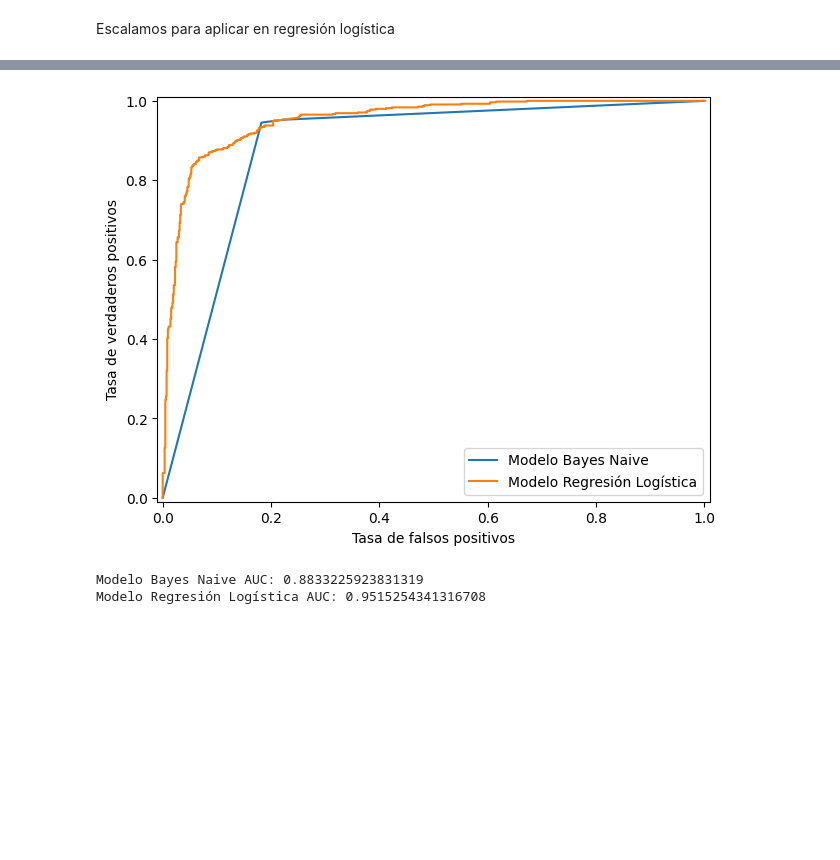
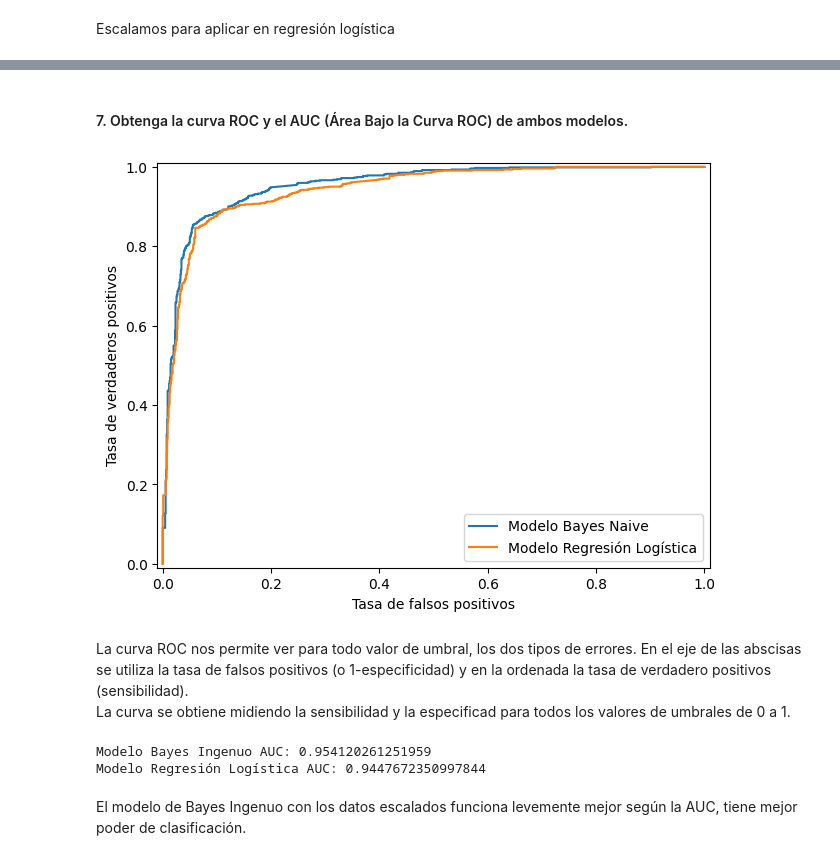
Before and after one commit to FIUBA-CEIA-18Co2024/IIA-TP3, a Jupyter notebook: IIA TP3 Detector SPAM.ipynb, the cells around one changed output, grey strips where cells are left out. Saved outputs shown, nothing was run; the diff lists cells and outputs as text; code cells hidden in the pictures; blank space fills up the shorter version.

Commit message:
Ordenado y todos los puntos cubiertos

```diff
--- a/IIA TP3 Detector SPAM.ipynb
+++ b/IIA TP3 Detector SPAM.ipynb
@@ -127,5 +161,5 @@ random_state = 12345 #Repetitibilidad en el train split
 # %%
-X_train, X_test, y_train, y_test= train_test_split(X, y, test_size = 0.3, random_state=random_state)
+X_train, X_test, y_train, y_test = train_test_split(X, y, test_size=0.4, random_state=random_state)
 # %% [markdown]
 Escalamos para aplicar en regresión logística
 # %%
@@ -182,12 +191,0 @@ ax.set_title("Clasificador Bayes Naive sin escalado");
-# %%
-#Si tomo lo escalado para Bayes
-bayes_naive.fit(X_train_scaled, y_train)
-y_test_pred = bayes_naive.predict(X_test_scaled)
-
-cm = confusion_matrix(y_test, y_test_pred)
-disp = ConfusionMatrixDisplay(confusion_matrix=cm)
-
-fig, ax = plt.subplots(figsize=(6,6))
-ax.grid(False)
-disp.plot(ax=ax)
-ax.set_title("Clasificador Bayes Naive con escalado");
@@ -214,16 +220,12 @@ ax.set_title("Clasificador Regresión Logística con escalado");
 # %%
-bayes_naive.fit(X_train, y_train)
-y_test_pred_nv = bayes_naive.predict(X_test)
-regresion_logistica.fit(X_train_scaled, y_train)
-y_test_pred_rl = regresion_logistica.predict(X_test_scaled)
-
 from sklearn.metrics import precision_score, recall_score
 
-print("Modelo Bayes Naive")
-print(f"Precision: {precision_score(y_test, y_test_pred_nv, zero_division=0)}")
-print(f"Recuperación: {recall_score(y_test, y_test_pred_nv, zero_division=0)}")
+print("------------------------------")
+print("Modelo Bayes Ingenuo")
+print(f"Precision: {precision_score(y_test, y_test_pred_bn, zero_division=0, pos_label=1)}")
+print(f"Recuperación: {recall_score(y_test, y_test_pred_bn, zero_division=0, pos_label=1)}")
 print("------------------------------")
 print("Modelo Regresión Logística")
-print(f"Precision: {precision_score(y_test, y_test_pred_rl, zero_division=0)}")
-print(f"Recuperación: {recall_score(y_test, y_test_pred_rl, zero_division=0)}")
+print(f"Precision: {precision_score(y_test, y_test_pred_rl, zero_division=0, pos_label=1)}")
+print(f"Recuperación: {recall_score(y_test, y_test_pred_rl, zero_division=0, pos_label=1)}")
 # %% [output]
@@ -237,25 +247,32 @@ Recuperación: 0.7824497257769653
+# %% [markdown]
+#### 7. Obtenga la curva ROC y el AUC (Área Bajo la Curva ROC) de ambos modelos.
 # %%
 from sklearn.metrics import auc, roc_curve
 
-prob_nv = bayes_naive.predict_proba(X_test)[:, -1]
-prob_lv = bayes_naive.predict_proba(X_test_scaled)[:, -1]
+prob_nv = bayes_naive.predict_proba(X_test_scaled)[:, -1]
+prob_lv = regresion_logistica.predict_proba(X_test_scaled)[:, -1]
 
 fpr_bayes_naive, tpr_bayes_naive, _ = roc_curve(y_test, prob_nv)
 fpr_regresion_logistica, tpr_regresion_logistica, _ = roc_curve(y_test, prob_lv)
 
 plt.plot(fpr_bayes_naive, tpr_bayes_naive, label="Modelo Bayes Naive")
 plt.plot(fpr_regresion_logistica, tpr_regresion_logistica, label="Modelo Regresión Logística")
 plt.xlim([-0.01, 1.01])
 plt.ylim([-0.01, 1.01])
 plt.xlabel("Tasa de falsos positivos")
 plt.ylabel("Tasa de verdaderos positivos")
 plt.legend()
 plt.tight_layout();
 # %% [output]
-[figure, old version]
+[figure, new version]
+# %% [markdown]
+La curva ROC nos permite ver para todo valor de umbral, los dos tipos de errores. En el eje de las abscisas se utiliza la tasa de falsos positivos (o 1-especificidad) y en la ordenada la tasa de verdadero positivos (sensibilidad).\
+La curva se obtiene midiendo la sensibilidad y la especificad para todos los valores de umbrales de 0 a 1.
 # %%
-print(f"Modelo Bayes Naive AUC: {auc(fpr_bayes_naive, tpr_bayes_naive)}")
+print(f"Modelo Bayes Ingenuo AUC: {auc(fpr_bayes_naive, tpr_bayes_naive)}")
 print(f"Modelo Regresión Logística AUC: {auc(fpr_regresion_logistica, tpr_regresion_logistica)}")
 # %% [output]
-Modelo Bayes Naive AUC: 0.8833225923831319
-Modelo Regresión Logística AUC: 0.9515254341316708
+Modelo Bayes Ingenuo AUC: 0.954120261251959
+Modelo Regresión Logística AUC: 0.9447672350997844
+# %% [markdown]
+El modelo de Bayes Ingenuo con los datos escalados funciona levemente mejor según la AUC, tiene mejor poder de clasificación.
```
Also changed, not shown: parts of 24 cells of this notebook, 1 other file.
